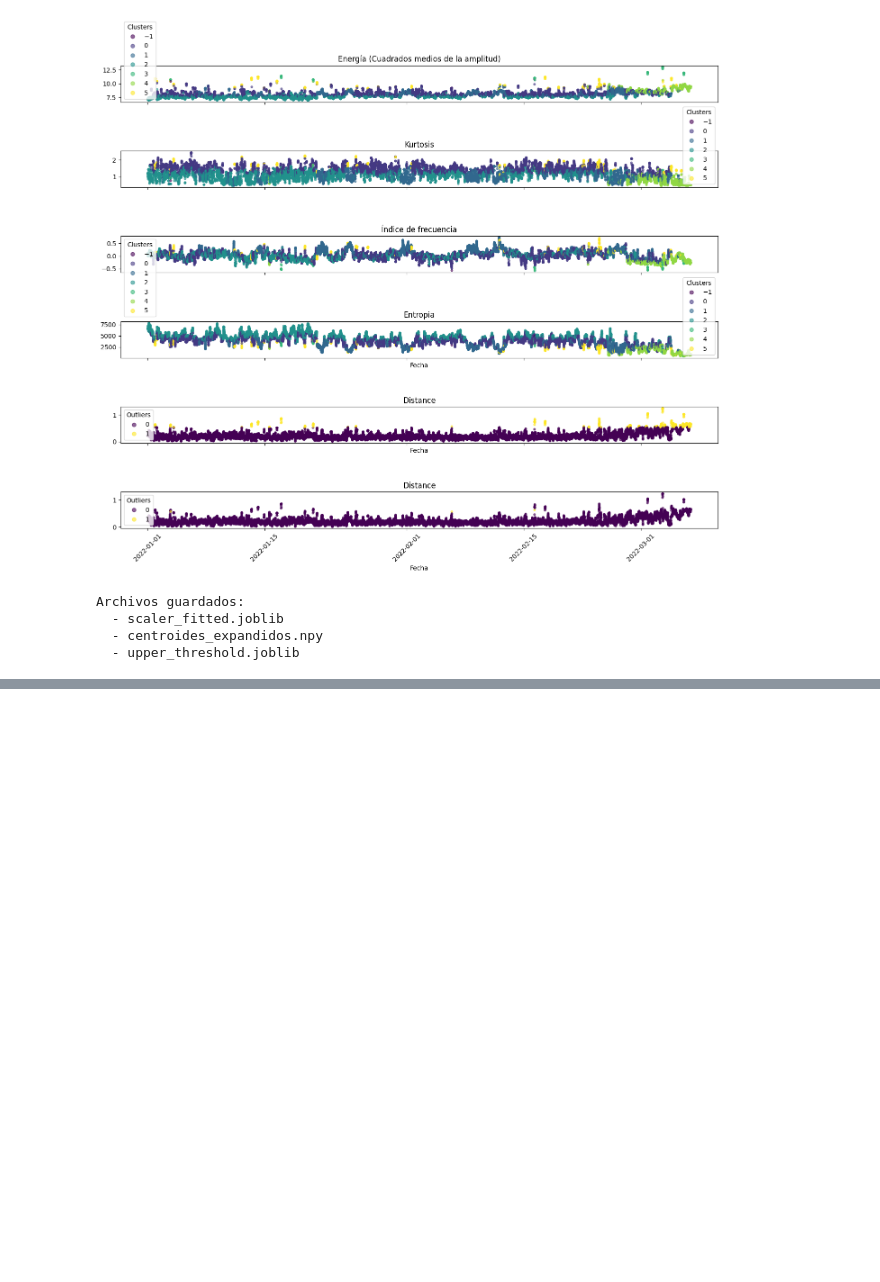
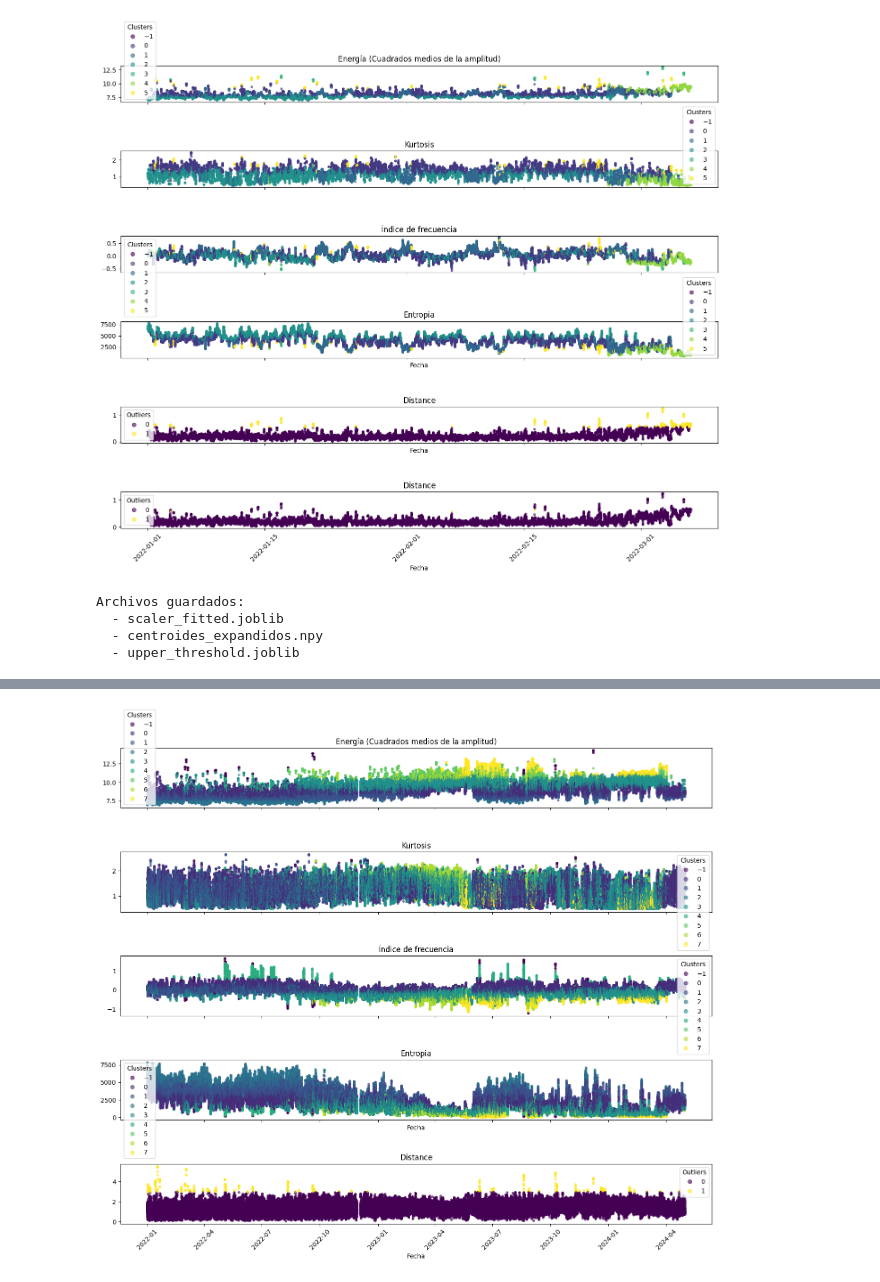
Before and after one commit to javierMoG/PopocatepetlVolcano, a Jupyter notebook: src/kmeans_model_anlomalys_model_increasce_clusters.ipynb, the cells around one changed output, grey strips where cells are left out. Cells and saved outputs as stored; diff of their text form; code cells hidden in the pictures; blank space fills up the shorter version.

Commit message:
model cluster

```diff
--- a/src/kmeans_model_anlomalys_model_increasce_clusters.ipynb
+++ b/src/kmeans_model_anlomalys_model_increasce_clusters.ipynb
@@ -734,0 +752,14 @@ resultado = clasificar_nueva_data(
+# %%
+from incremental_seismic_clustering import IncrementalSeismicClustering
+
+features_df = pd.read_parquet(r"..\data\features.parquet", engine="pyarrow")
+
+pipeline = IncrementalSeismicClustering(
+    n_clusters_base=3,
+    outliers_per_day_trigger=150,
+    hours=1,
+    scaler_type='robust'
+)
+
+resultados = pipeline.run(features_df)
+pipeline.save("modelo_sismico")
@@ -734,0 +800,39 @@ resultado = clasificar_nueva_data(
+# %%
+
+
+
+
+# Generate the plot
+fig, axes = plt.subplots(nrows=5, ncols=1, figsize=(14, 12), sharex=True)
+scatter = axes[0].scatter(resultados['timestamp'], resultados['energy_movil_mean'], c=resultados['labels'], cmap='viridis', s=10, alpha=0.6)
+axes[0].set_title('Energía (Cuadrados medios de la amplitud)')
+axes[0].legend(*scatter.legend_elements(), title="Clusters")
+
+scatter = axes[1].scatter(resultados['timestamp'], resultados['kurtosis_mobile_mean'], c=resultados['labels'], cmap='viridis', s=10, alpha=0.6)
+axes[1].set_title('Kurtosis')
+axes[1].legend(*scatter.legend_elements(), title="Clusters")
+
+scatter = axes[2].scatter(resultados['timestamp'], resultados['frequency_index_movil_mean'], c=resultados['labels'], cmap='viridis', s=10, alpha=0.6)
+axes[2].set_title('Índice de frecuencia')
+axes[2].legend(*scatter.legend_elements(), title="Clusters")
+
+scatter = axes[3].scatter(resultados['timestamp'], resultados['entropy_movil_mean'], c=resultados['labels'], cmap='viridis', s=10, alpha=0.6)
+axes[3].set_title('Entropia')
+axes[3].set_xlabel('Fecha')
+axes[3].legend(*scatter.legend_elements(), title="Clusters")
+
+
+scatter = axes[4].scatter(resultados['timestamp'], resultados['distance_to_centroid'], c=resultados['outliers'], s=10, alpha=0.6)
+axes[4].set_title('Distance')
+axes[4].set_xlabel('Fecha')
+axes[4].legend(*scatter.legend_elements(), title="Outliers")
+
+#scatter = axes[5].scatter(resultados['timestamp'], resultados['distance_to_centroid'], c=resultados['outliers_expanded'], s=10, alpha=0.6)
+#axes[5].set_title('Distance')
+#axes[5].set_xlabel('Fecha')
+#axes[5].legend(*scatter.legend_elements(), title="Outliers")
+
+plt.xticks(rotation=45)
+plt.tight_layout()
+# %% [output]
+[figure, added]
```
Also changed, not shown: parts of 5 cells of this notebook.
